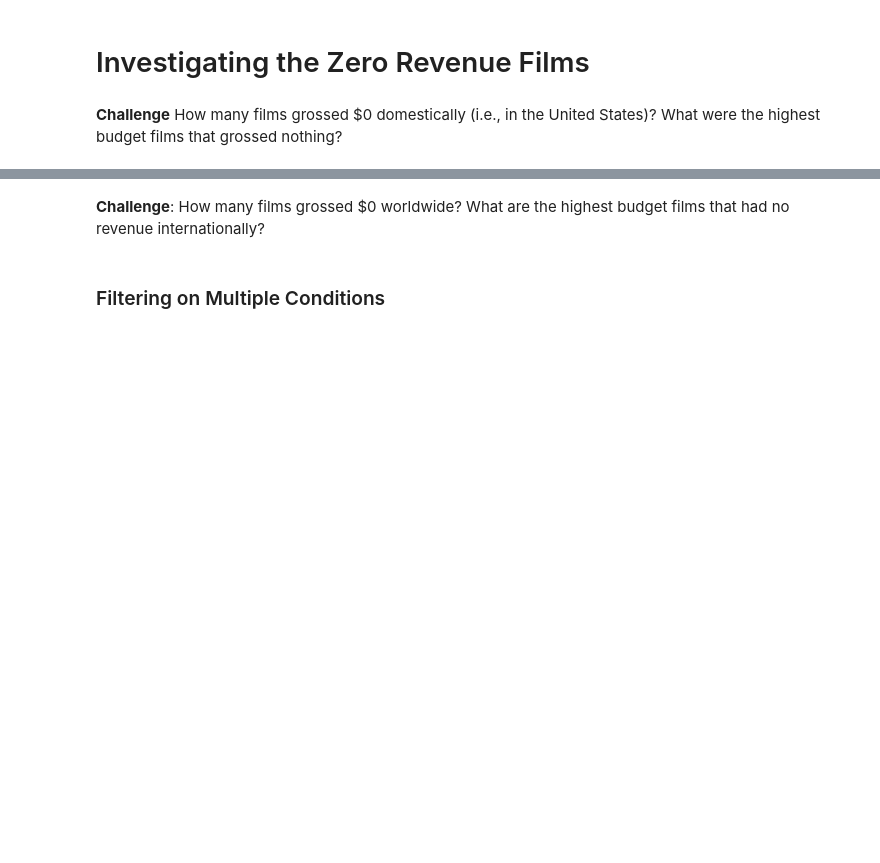
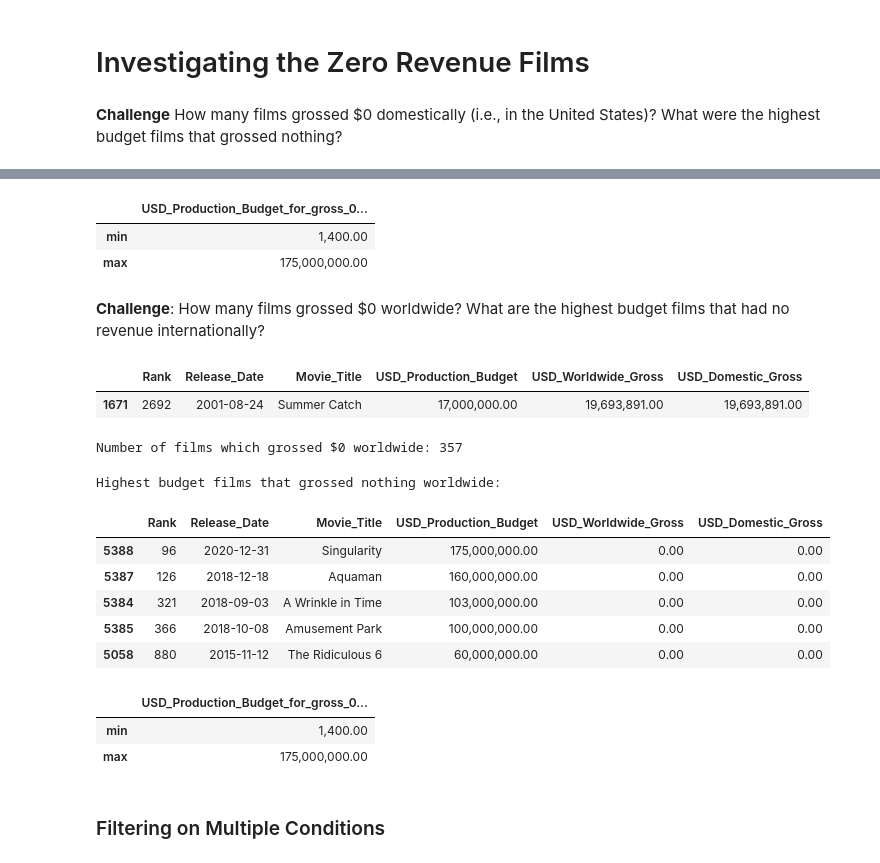
Before and after one commit to 22skowron/Data-manipulation-practice, a Jupyter notebook: Course exercises - data science/Linear Regrassion in Python (basics) (in progress)/Seaborn_and_Linear_Regression_(start).ipynb, the cells around one changed output, grey strips where cells are left out. Cells and saved outputs as stored; diff of their text form; code cells hidden in the pictures; blank space fills up the shorter version.

```diff
--- a/Course exercises - data science/Linear Regrassion in Python (basics) (in progress)/Seaborn_and_Linear_Regression_(start).ipynb
+++ b/Course exercises - data science/Linear Regrassion in Python (basics) (in progress)/Seaborn_and_Linear_Regression_(start).ipynb
@@ -209,5 +233,38 @@ test_df[test_df['B'].str.contains('Star', na=False)]
+# %%
+data.loc[(data['USD_Domestic_Gross'] == 0), 'USD_Production_Budget'].agg(['min', 'max']).to_frame(name='USD_Production_Budget_for_gross_0_films')
+# %% [output]
+|  | USD_Production_Budget_for_gross_0... |
+| min | 1,400.00 |
+| max | 175,000,000.00 |
 # %% [markdown]
 **Challenge**: How many films grossed $0 worldwide? What are the highest budget films that had no revenue internationally?
+# %%
+data.sample(1)
+# %% [output]
+|  | Rank | Release_Date | Movie_Title | USD_Production_Budget | USD_Worldwide_Gross | USD_Domestic_Gross |
+| 1671 | 2692 | 2001-08-24 | Summer Catch | 17,000,000.00 | 19,693,891.00 | 19,693,891.00 |
+# %%
+print(f'Number of films which grossed $0 worldwide: {(data['USD_Worldwide_Gross'] == 0).sum()}')
+# %% [output]
+Number of films which grossed $0 worldwide: 357
+# %%
+print('Highest budget films that grossed nothing worldwide:\n')
+
+data[(data['USD_Worldwide_Gross'] == 0)].sort_values(by='USD_Production_Budget', ascending=False).head()
+# %% [output]
+Highest budget films that grossed nothing worldwide:
+|  | Rank | Release_Date | Movie_Title | USD_Production_Budget | USD_Worldwide_Gross | USD_Domestic_Gross |
+| 5388 | 96 | 2020-12-31 | Singularity | 175,000,000.00 | 0.00 | 0.00 |
+| 5387 | 126 | 2018-12-18 | Aquaman | 160,000,000.00 | 0.00 | 0.00 |
+| 5384 | 321 | 2018-09-03 | A Wrinkle in Time | 103,000,000.00 | 0.00 | 0.00 |
+| 5385 | 366 | 2018-10-08 | Amusement Park | 100,000,000.00 | 0.00 | 0.00 |
+| 5058 | 880 | 2015-11-12 | The Ridiculous 6 | 60,000,000.00 | 0.00 | 0.00 |
+# %%
+data.loc[(data['USD_Worldwide_Gross'] == 0), 'USD_Production_Budget'].agg(['min', 'max']).to_frame(name='USD_Production_Budget_for_gross_0_films_ww')
+# %% [output]
+|  | USD_Production_Budget_for_gross_0... |
+| min | 1,400.00 |
+| max | 175,000,000.00 |
 # %% [markdown]
 ### Filtering on Multiple Conditions
 # %% [markdown]
```
Also changed, not shown: parts of 15 cells of this notebook.
